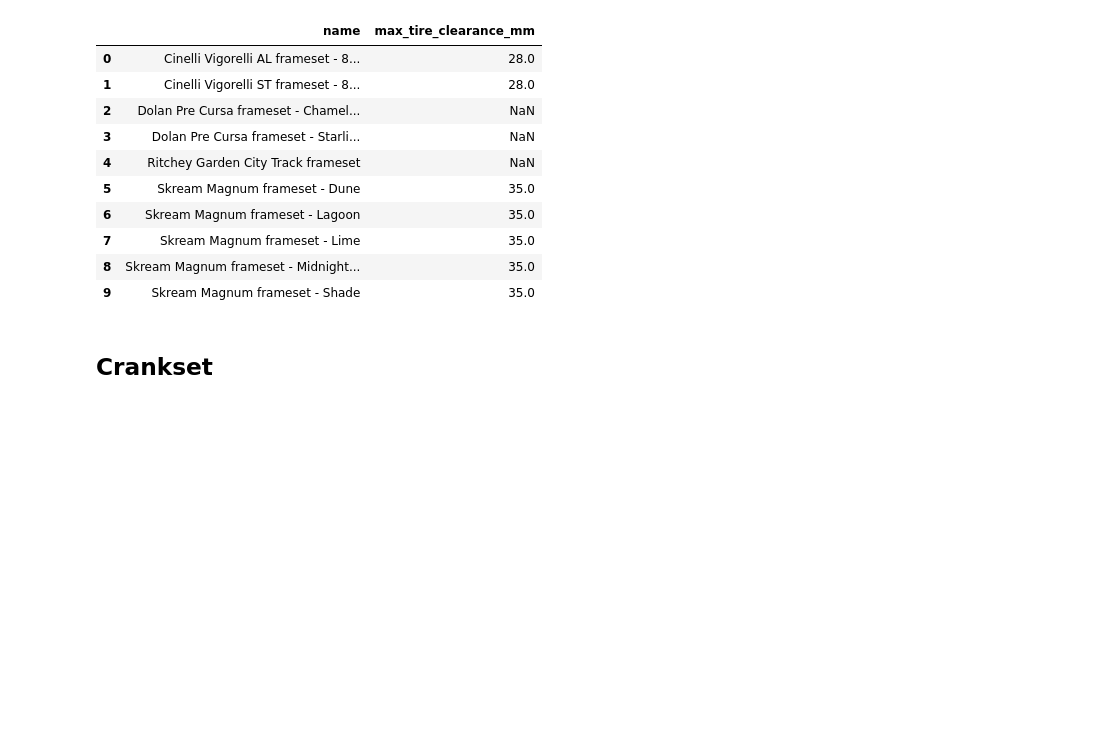
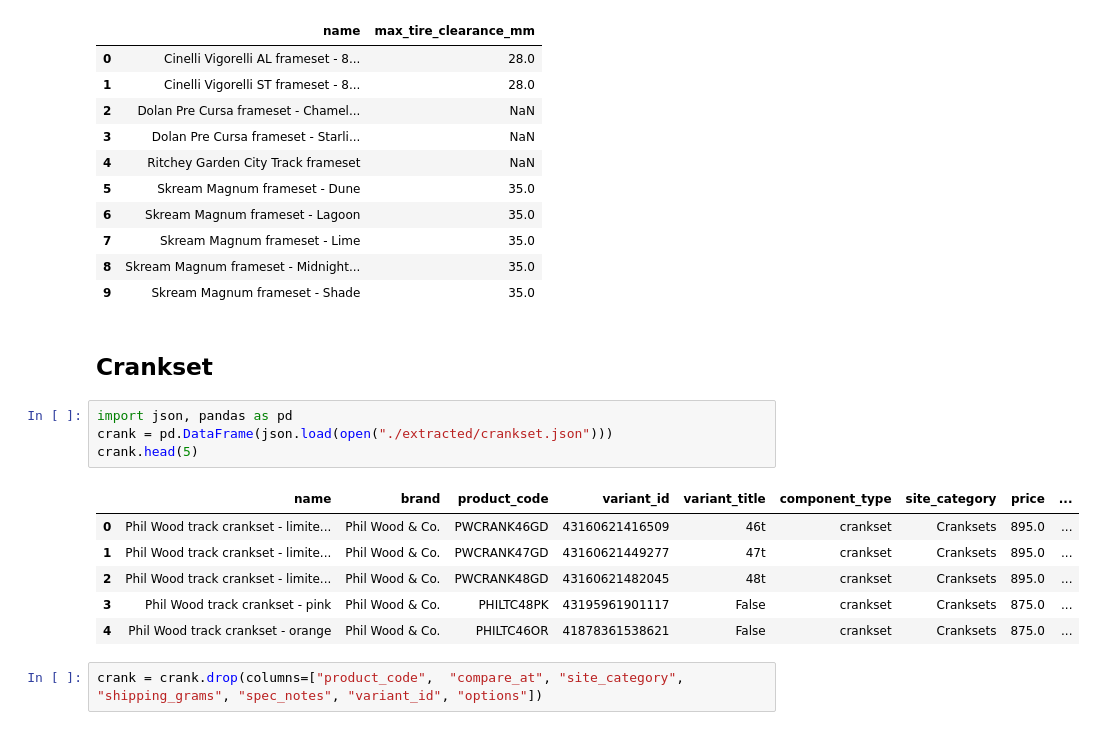
Before and after one commit to ojnny08/bike-builder, a Jupyter notebook: bikebuilder/scripts/retrogression/analysis.ipynb, the cells around one changed output. Drawn from its saved outputs; the diff is of its cells as text; blank space fills up the shorter version.

```diff
--- a/bikebuilder/scripts/retrogression/analysis.ipynb
+++ b/bikebuilder/scripts/retrogression/analysis.ipynb
@@ -87,3 +87,16 @@ frames[["name", "max_tire_clearance_mm"]].head(10)
 | 9 | Skream Magnum frameset - Shade | 35.0 |
 # %% [markdown]
 ## Crankset
+# %%
+import json, pandas as pd
+crank = pd.DataFrame(json.load(open("./extracted/crankset.json")))
+crank.head(5)
+# %% [output]
+|  | name | brand | product_code | variant_id | variant_title | component_type | site_category | price | ... |
+| 0 | Phil Wood track crankset - limite... | Phil Wood & Co. | PWCRANK46GD | 43160621416509 | 46t | crankset | Cranksets | 895.0 | ... |
+| 1 | Phil Wood track crankset - limite... | Phil Wood & Co. | PWCRANK47GD | 43160621449277 | 47t | crankset | Cranksets | 895.0 | ... |
+| 2 | Phil Wood track crankset - limite... | Phil Wood & Co. | PWCRANK48GD | 43160621482045 | 48t | crankset | Cranksets | 895.0 | ... |
+| 3 | Phil Wood track crankset - pink | Phil Wood & Co. | PHILTC48PK | 43195961901117 | False | crankset | Cranksets | 875.0 | ... |
+| 4 | Phil Wood track crankset - orange | Phil Wood & Co. | PHILTC46OR | 41878361538621 | False | crankset | Cranksets | 875.0 | ... |
+# %%
+crank = crank.drop(columns=["product_code",  "compare_at", "site_category", "shipping_grams", "spec_notes", "variant_id", "options"])
```
Also changed, not shown: parts of 2 cells of this notebook, 14 other files.
